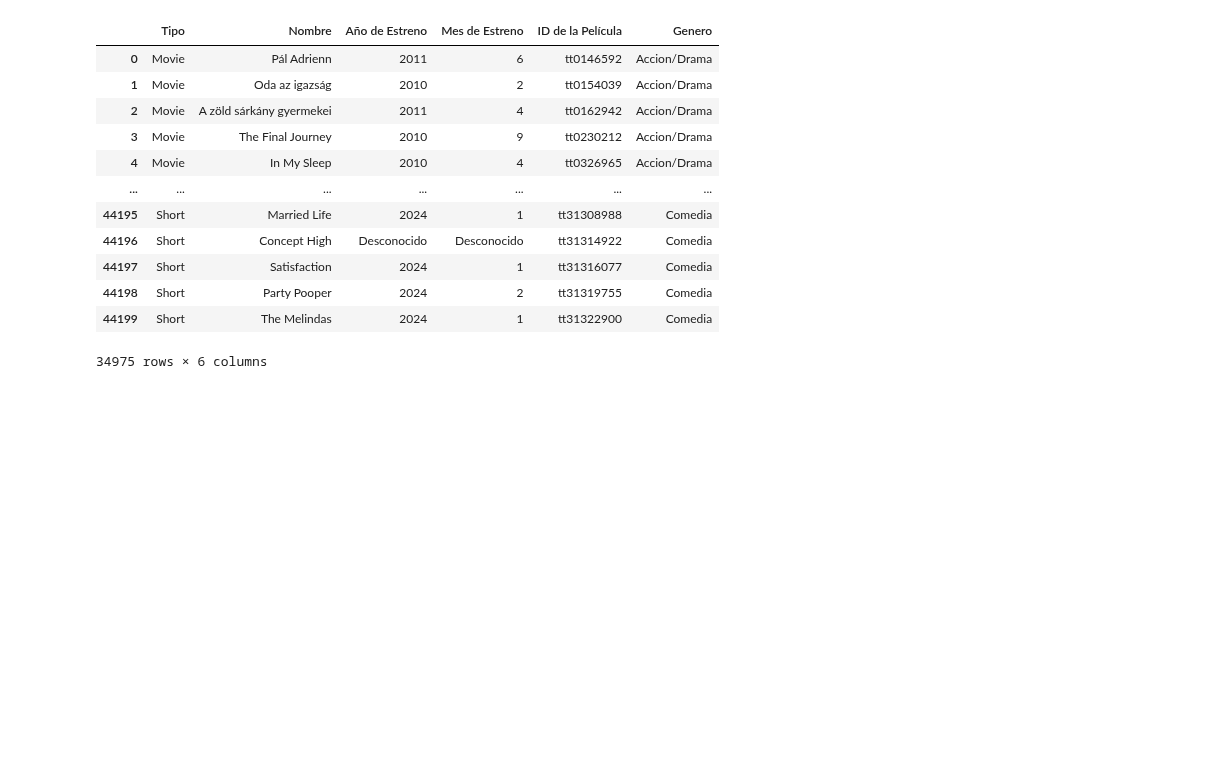
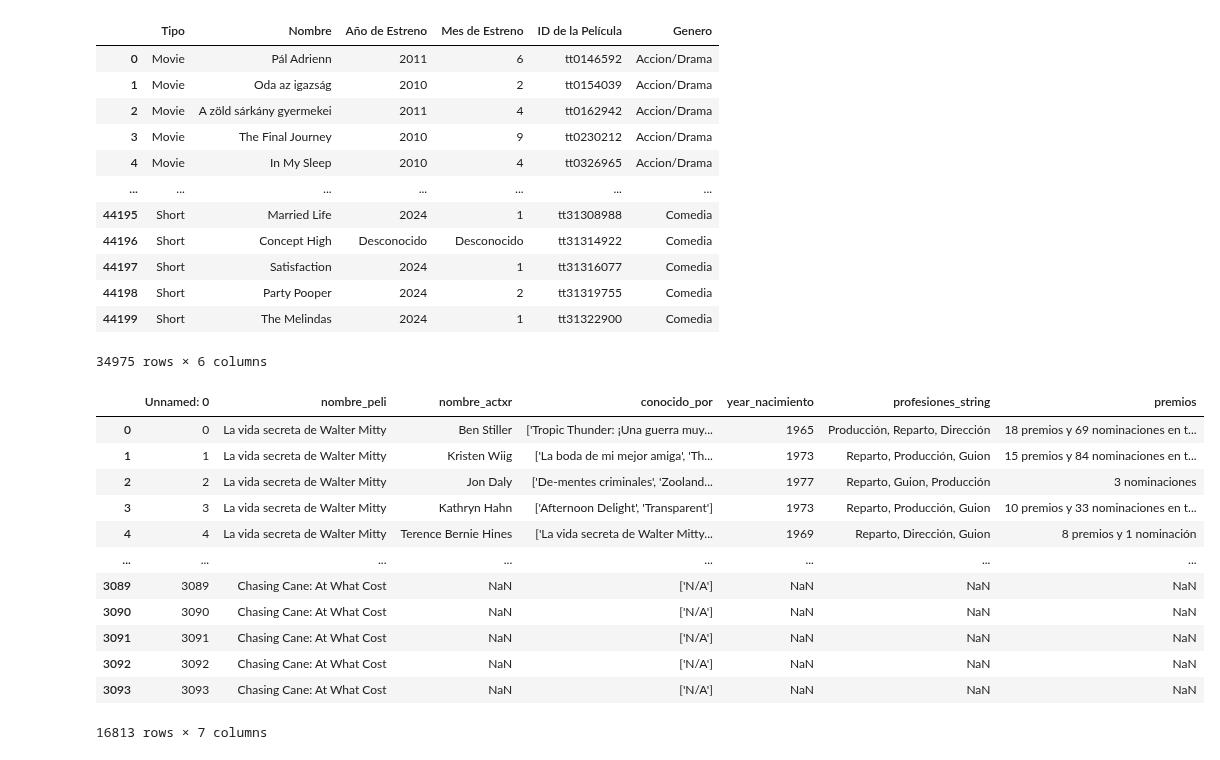
Before and after one commit to DianaG92/proyecto-da-promo-H-modulo-2-team-2-Bombshell, a Jupyter notebook: Juntar Data frames y convertirlos a csv.ipynb, the cells around one changed output. Cells and saved outputs as stored; diff of their text form; code cells hidden in the pictures; blank space fills up the shorter version.

Commit message:
Base de Datos completada -Se han juntado Dataframes actores y se ha añadido ultima tabla.

```diff
--- a/Juntar Data frames y convertirlos a csv.ipynb
+++ b/Juntar Data frames y convertirlos a csv.ipynb
@@ -87,3 +87,30 @@ df_final
 # %%
 
 # df_final.to_csv("peliculas_api2.csv")
+# %%
+directorio= '/Users/patriciagonzalez/Adalab/modulo_2/proyecto-da-promo-H-modulo-2-team-2-Bombshell/actores_fase3'
+# %%
+archivos_csv = [archivo for archivo in os.listdir(directorio) if archivo.endswith('.csv')]
+# %%
+lista_dfs = [pd.read_csv(os.path.join(directorio, archivo)) for archivo in archivos_csv]
+# %%
+
+# Combinar todos los DataFrames en uno solo
+df_final = pd.concat(lista_dfs, ignore_index=False)
+# %%
+# Mostrar el DataFrame combinado
+df_final
+# %% [output]
+|  | Unnamed: 0 | nombre_peli | nombre_actxr | conocido_por | year_nacimiento | profesiones_string | premios |
+| 0 | 0 | La vida secreta de Walter Mitty | Ben Stiller | ['Tropic Thunder: ¡Una guerra muy... | 1965 | Producción, Reparto, Dirección | 18 premios y 69 nominaciones en t... |
+| 1 | 1 | La vida secreta de Walter Mitty | Kristen Wiig | ['La boda de mi mejor amiga', 'Th... | 1973 | Reparto, Producción, Guion | 15 premios y 84 nominaciones en t... |
+| 2 | 2 | La vida secreta de Walter Mitty | Jon Daly | ['De-mentes criminales', 'Zooland... | 1977 | Reparto, Guion, Producción | 3 nominaciones |
+| 3 | 3 | La vida secreta de Walter Mitty | Kathryn Hahn | ['Afternoon Delight', 'Transparent'] | 1973 | Reparto, Producción, Guion | 10 premios y 33 nominaciones en t... |
+| 4 | 4 | La vida secreta de Walter Mitty | Terence Bernie Hines | ['La vida secreta de Walter Mitty... | 1969 | Reparto, Dirección, Guion | 8 premios y 1 nominación |
+| ... | ... | ... | ... | ... | ... | ... | ... |
+| 3089 | 3089 | Chasing Cane: At What Cost | NaN | ['N/A'] | NaN | NaN | NaN |
+| 3090 | 3090 | Chasing Cane: At What Cost | NaN | ['N/A'] | NaN | NaN | NaN |
+| 3091 | 3091 | Chasing Cane: At What Cost | NaN | ['N/A'] | NaN | NaN | NaN |
+| 3092 | 3092 | Chasing Cane: At What Cost | NaN | ['N/A'] | NaN | NaN | NaN |
+| 3093 | 3093 | Chasing Cane: At What Cost | NaN | ['N/A'] | NaN | NaN | NaN |
+16813 rows × 7 columns
```
Also changed, not shown: parts of 2 cells of this notebook, 3 other files.
